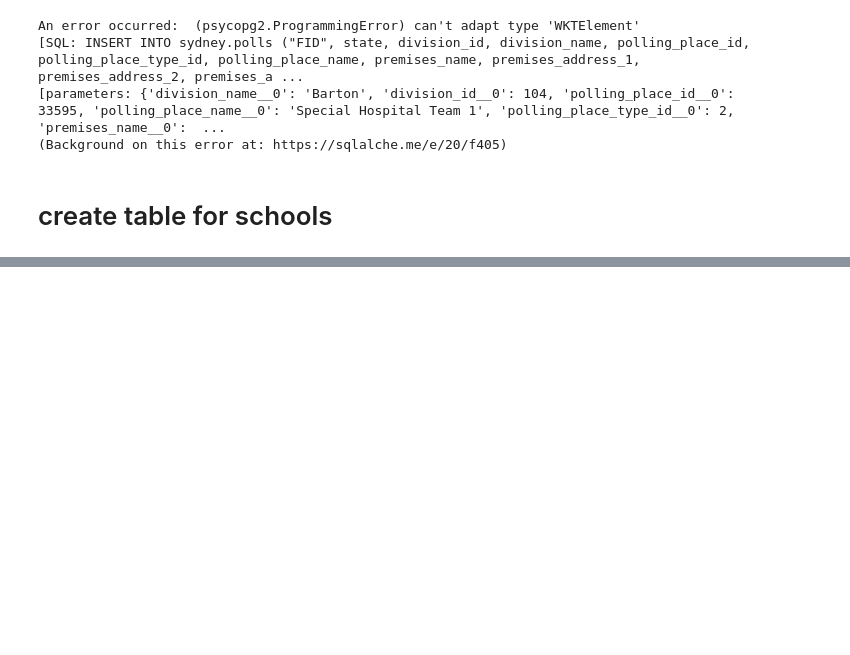
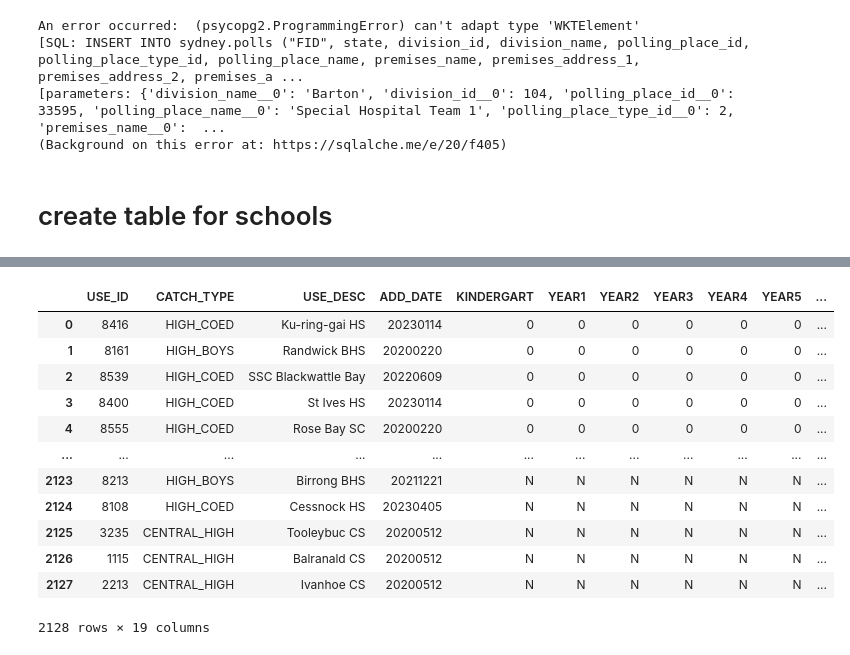
Before and after one commit to Loki4099/data2001_assignment, a Jupyter notebook: final_assignment.ipynb, the cells around one changed output, grey strips where cells are left out. Saved outputs shown, nothing was run; the diff lists cells and outputs as text; code cells hidden in the pictures; blank space fills up the shorter version.

```diff
--- a/final_assignment.ipynb
+++ b/final_assignment.ipynb
@@ -654,0 +730,18 @@ query(conn, "select * from polls")
+# %%
+schools = pd.concat([school_future, school_primary, school_secondary], ignore_index=True)
+
+schools
+# %% [output]
+|  | USE_ID | CATCH_TYPE | USE_DESC | ADD_DATE | KINDERGART | YEAR1 | YEAR2 | YEAR3 | YEAR4 | YEAR5 | ... |
+| 0 | 8416 | HIGH_COED | Ku-ring-gai HS | 20230114 | 0 | 0 | 0 | 0 | 0 | 0 | ... |
+| 1 | 8161 | HIGH_BOYS | Randwick BHS | 20200220 | 0 | 0 | 0 | 0 | 0 | 0 | ... |
+| 2 | 8539 | HIGH_COED | SSC Blackwattle Bay | 20220609 | 0 | 0 | 0 | 0 | 0 | 0 | ... |
+| 3 | 8400 | HIGH_COED | St Ives HS | 20230114 | 0 | 0 | 0 | 0 | 0 | 0 | ... |
+| 4 | 8555 | HIGH_COED | Rose Bay SC | 20200220 | 0 | 0 | 0 | 0 | 0 | 0 | ... |
+| ... | ... | ... | ... | ... | ... | ... | ... | ... | ... | ... | ... |
+| 2123 | 8213 | HIGH_BOYS | Birrong BHS | 20211221 | N | N | N | N | N | N | ... |
+| 2124 | 8108 | HIGH_COED | Cessnock HS | 20230405 | N | N | N | N | N | N | ... |
+| 2125 | 3235 | CENTRAL_HIGH | Tooleybuc CS | 20200512 | N | N | N | N | N | N | ... |
+| 2126 | 1115 | CENTRAL_HIGH | Balranald CS | 20200512 | N | N | N | N | N | N | ... |
+| 2127 | 2213 | CENTRAL_HIGH | Ivanhoe CS | 20200512 | N | N | N | N | N | N | ... |
+2128 rows × 19 columns
```
Also changed, not shown: parts of 30 cells of this notebook.
